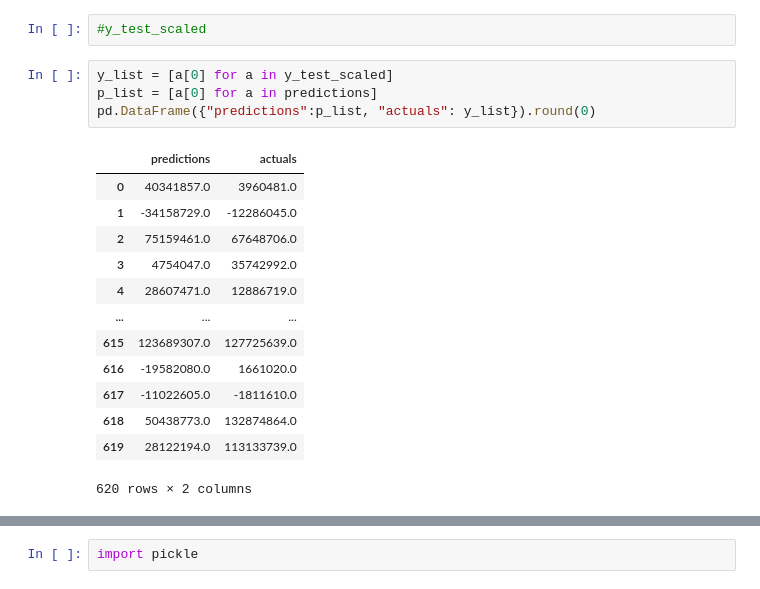
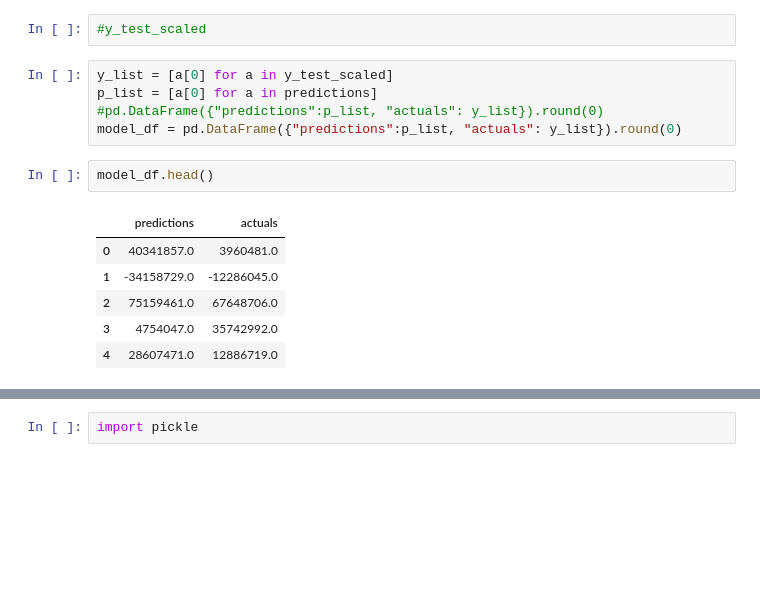
Before and after one commit to ashamabee/FinalProject, a Jupyter notebook: ETL_imdb.ipynb, the cells around one changed output, grey strips where cells are left out. Cells and saved outputs as stored; diff of their text form; blank space fills up the shorter version.

```diff
--- a/ETL_imdb.ipynb
+++ b/ETL_imdb.ipynb
@@ -238,18 +238,14 @@ MSE: 1.4330136949070448e+16, R2: 0.4138025792050898
 # %%
 y_list = [a[0] for a in y_test_scaled]
 p_list = [a[0] for a in predictions]
-pd.DataFrame({"predictions":p_list, "actuals": y_list}).round(0)
+#pd.DataFrame({"predictions":p_list, "actuals": y_list}).round(0)
+model_df = pd.DataFrame({"predictions":p_list, "actuals": y_list}).round(0)
-# %% [output]
-|  | predictions | actuals |
-| 0 | 40341857.0 | 3960481.0 |
-| 1 | -34158729.0 | -12286045.0 |
-| 2 | 75159461.0 | 67648706.0 |
-| 3 | 4754047.0 | 35742992.0 |
-| 4 | 28607471.0 | 12886719.0 |
-| ... | ... | ... |
-| 615 | 123689307.0 | 127725639.0 |
-| 616 | -19582080.0 | 1661020.0 |
-| 617 | -11022605.0 | -1811610.0 |
-| 618 | 50438773.0 | 132874864.0 |
-| 619 | 28122194.0 | 113133739.0 |
-620 rows × 2 columns
+# %%
+model_df.head()
+# %% [output]
+|  | predictions | actuals |
+| 0 | 40341857.0 | 3960481.0 |
+| 1 | -34158729.0 | -12286045.0 |
+| 2 | 75159461.0 | 67648706.0 |
+| 3 | 4754047.0 | 35742992.0 |
+| 4 | 28607471.0 | 12886719.0 |
```
Also changed, not shown: parts of 3 cells of this notebook, 2 other files.
